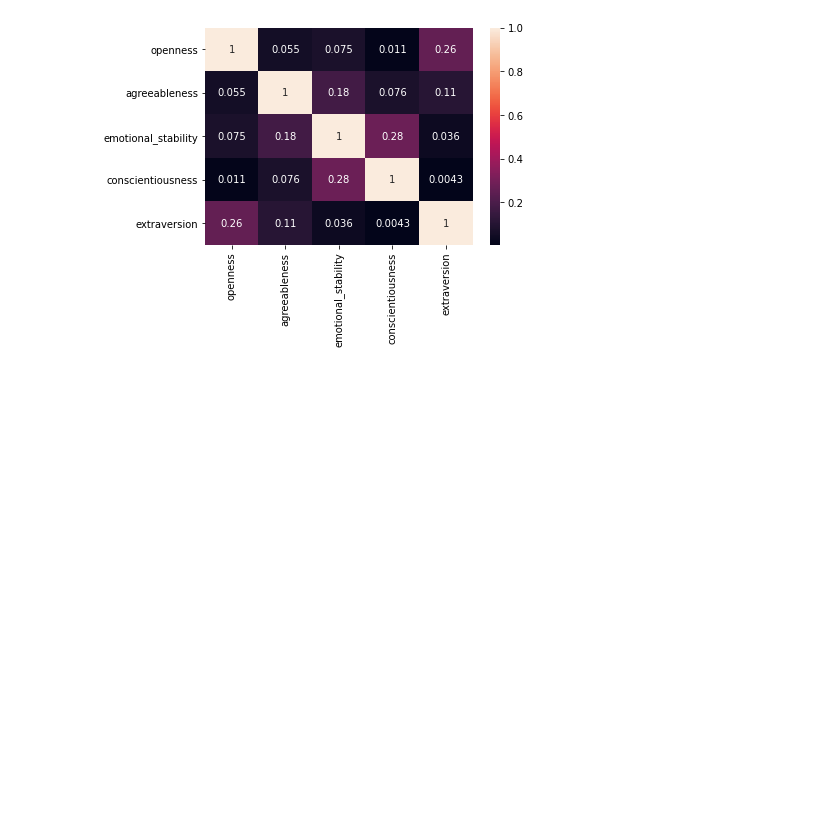
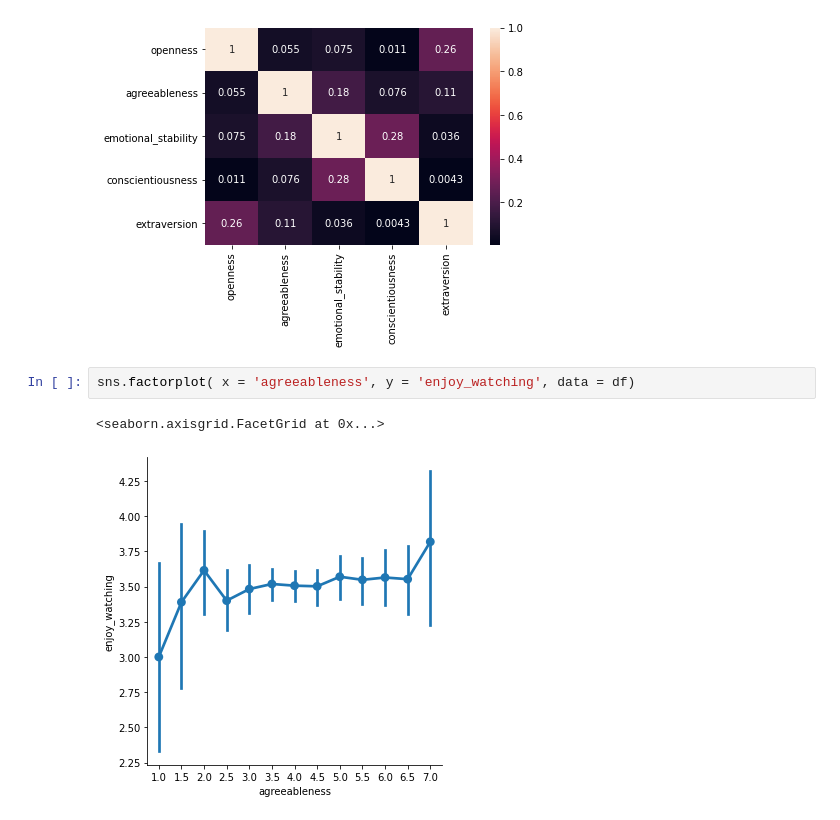
Before and after one commit to sushamasivananthan/MachineLearning, a Jupyter notebook: FirstFile.ipynb, the cells around one changed output. Cells and saved outputs as stored; diff of their text form; blank space fills up the shorter version.

```diff
--- a/FirstFile.ipynb
+++ b/FirstFile.ipynb
@@ -110,3 +110,8 @@ sns.heatmap(df[personality].corr(), annot = True)
 # %% [output]
 <AxesSubplot:>
 [figure]
+# %%
+sns.factorplot( x = 'agreeableness', y = 'enjoy_watching', data = df)
+# %% [output]
+<seaborn.axisgrid.FacetGrid at 0x...>
+[figure, added]
```
Also changed, not shown: parts of 7 cells of this notebook.
